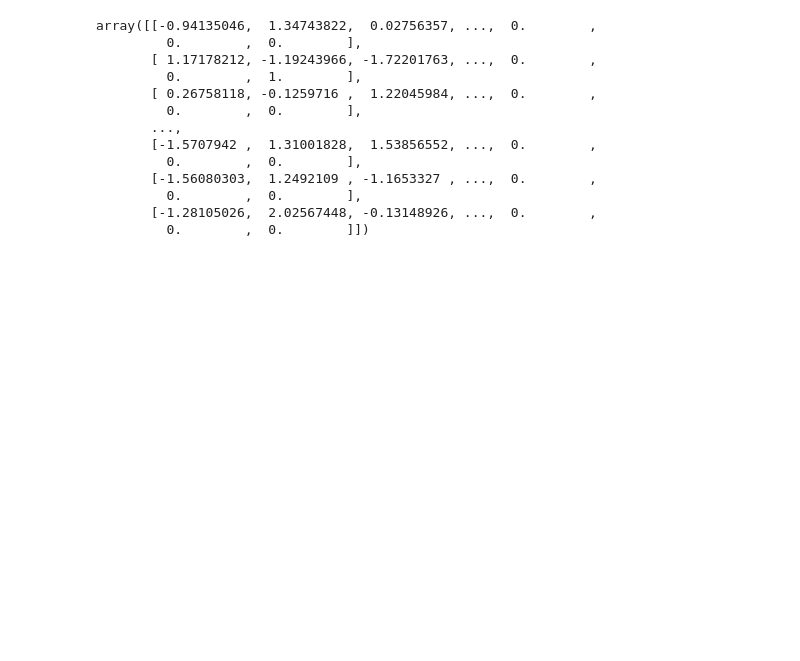
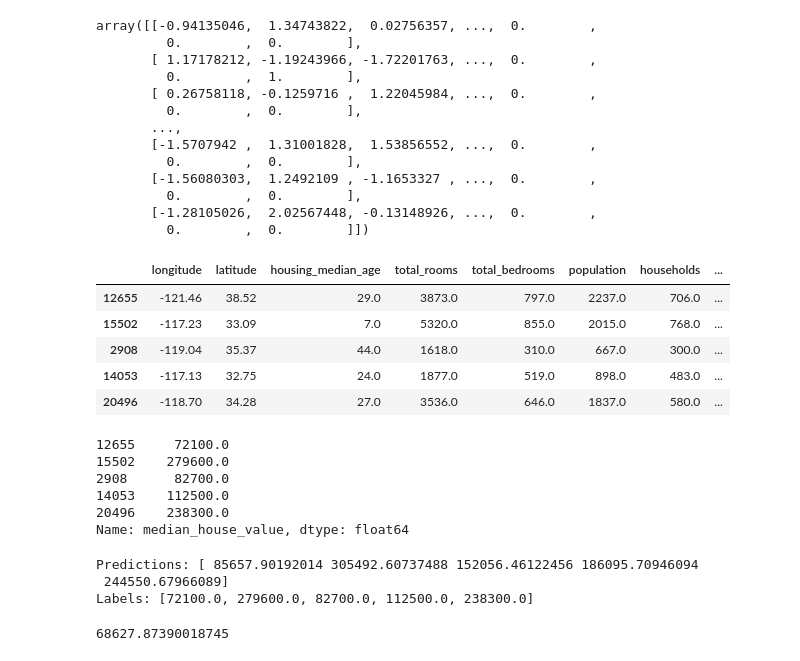
Before and after one commit to Ho-Fan/ML2, a Jupyter notebook: Housing/Housing.ipynb, the cells around one changed output. Saved outputs shown, nothing was run; the diff lists cells and outputs as text; code cells hidden in the pictures; blank space fills up the shorter version.

```diff
--- a/Housing/Housing.ipynb
+++ b/Housing/Housing.ipynb
@@ -567,3 +568,52 @@ array([[-0.94135046,  1.34743822,  0.02756357, ...,  0.        ,
          0.        ,  0.        ],
        [-1.28105026,  2.02567448, -0.13148926, ...,  0.        ,
          0.        ,  0.        ]])
+# %%
+lin_reg = LinearRegression()
+lin_reg.fit(housing_prepared, housing_labels)
+
+some_data = housing.iloc[: 5]
+some_data
+# %% [output]
+|  | longitude | latitude | housing_median_age | total_rooms | total_bedrooms | population | households | ... |
+| 12655 | -121.46 | 38.52 | 29.0 | 3873.0 | 797.0 | 2237.0 | 706.0 | ... |
+| 15502 | -117.23 | 33.09 | 7.0 | 5320.0 | 855.0 | 2015.0 | 768.0 | ... |
+| 2908 | -119.04 | 35.37 | 44.0 | 1618.0 | 310.0 | 667.0 | 300.0 | ... |
+| 14053 | -117.13 | 32.75 | 24.0 | 1877.0 | 519.0 | 898.0 | 483.0 | ... |
+| 20496 | -118.70 | 34.28 | 27.0 | 3536.0 | 646.0 | 1837.0 | 580.0 | ... |
+# %%
+# 答案，即房價中位數
+
+some_labels = housing_labels.iloc[: 5]
+some_labels
+# %% [output]
+12655     72100.0
+15502    279600.0
+2908      82700.0
+14053    112500.0
+20496    238300.0
+Name: median_house_value, dtype: float64
+# %%
+# 將部分資料進行流程化(full_pipeline)的處理
+# 再進行線性回歸(lin_reg)
+
+some_data_prepared = full_pipeline.transform(some_data)
+print('Predictions:', lin_reg.predict(some_data_prepared))
+print('Labels:', list(some_labels))
+# %% [output]
+Predictions: [ 85657.90192014 305492.60737488 152056.46122456 186095.70946094
+ 244550.67966089]
+Labels: [72100.0, 279600.0, 82700.0, 112500.0, 238300.0]
+# %%
+# 計算預測房價中位數&真實中位數的 RMSE
+
+from sklearn.metrics import mean_squared_error
+
+housing_predictions = lin_reg.predict(housing_prepared)
+lin_mse = mean_squared_error(housing_labels, housing_predictions)
+lin_rmse = np.sqrt(lin_mse)
+lin_rmse
+
+# 結果差太多了，房價中位數多落在 120000
+# %% [output]
+68627.87390018745
```
Also changed, not shown: parts of 7 cells of this notebook.
